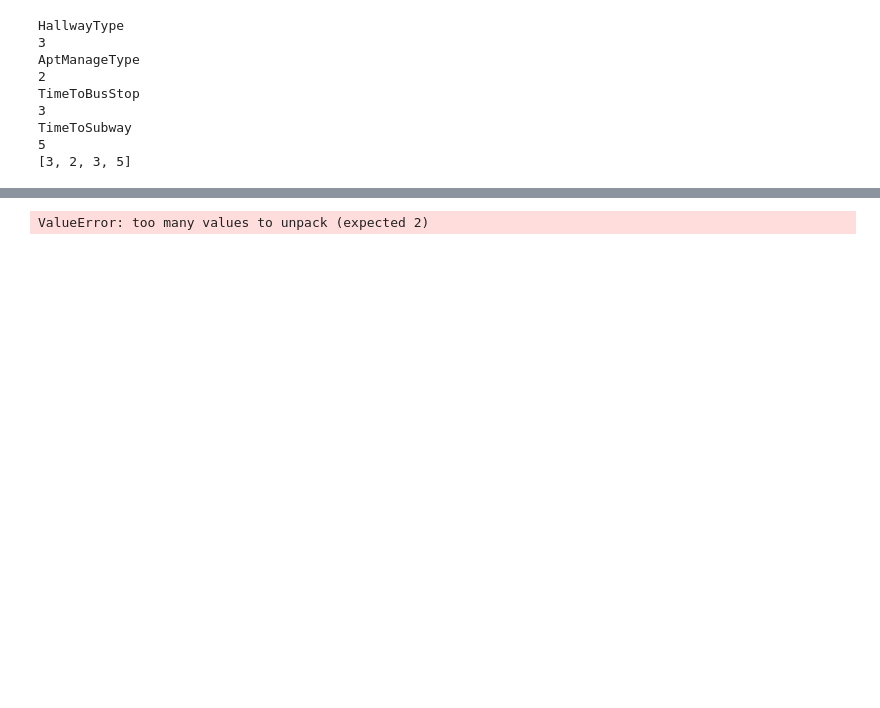
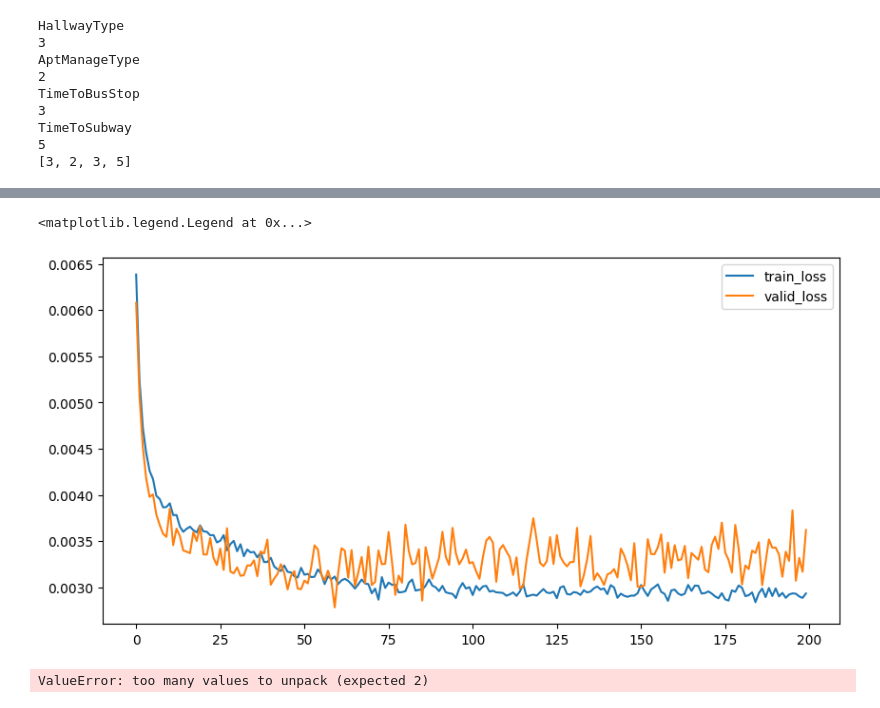
Before and after one commit to janekfilipecki/neural-networks, a Jupyter notebook: embeddings.ipynb, the cells around one changed output, grey strips where cells are left out. Cells and saved outputs as stored; diff of their text form; code cells hidden in the pictures; blank space fills up the shorter version.

```diff
--- a/embeddings.ipynb
+++ b/embeddings.ipynb
@@ -522,3 +533,12 @@ plt.legend()
+# %%
+# plot loss
+plt.figure(figsize=(10, 5))
+plt.plot(results['train_loss'], label='train_loss')
+plt.plot(results['valid_loss'], label='valid_loss')
+plt.legend()
+# %% [output]
+<matplotlib.legend.Legend at 0x...>
+[figure, added]
 # %%
 model.cpu()
 features, labels = next(iter(test_dataloader_classification))
```
Also changed, not shown: parts of 4 cells of this notebook.
